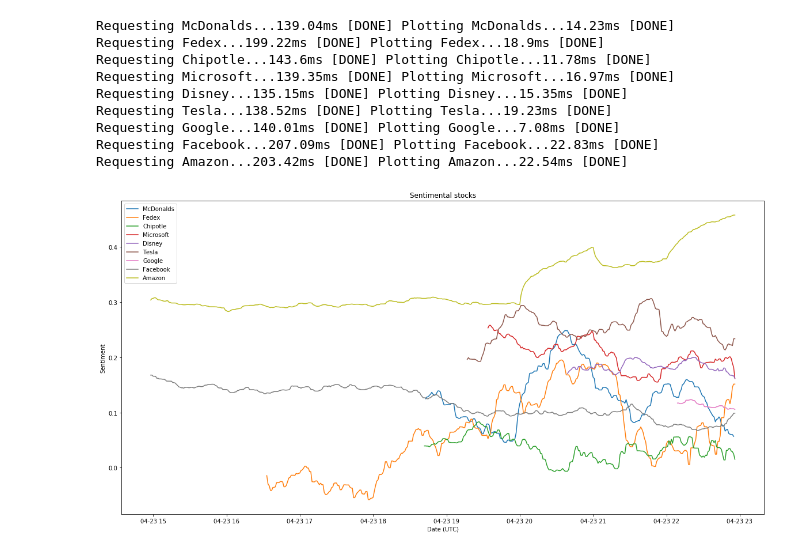
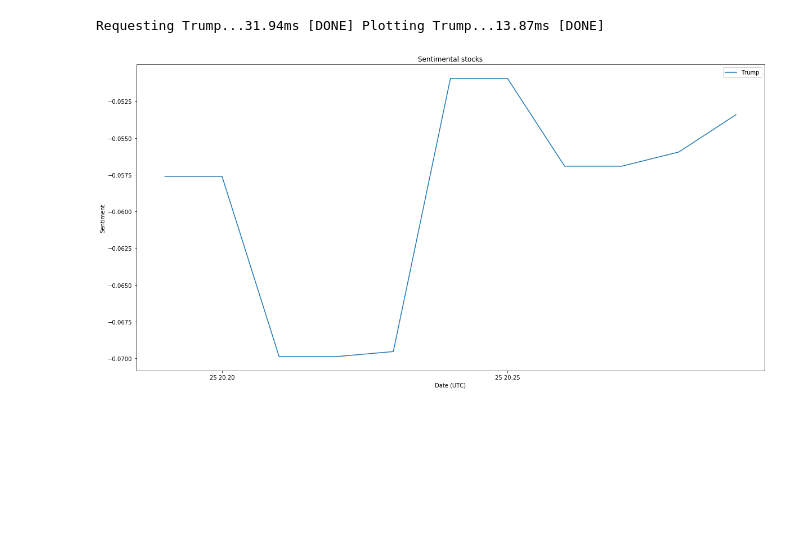
Before and after one commit to thecsw/sentock, a Jupyter notebook: Sentocks-plot.ipynb, the cells around one changed output. Cells and saved outputs as stored; diff of their text form; code cells hidden in the pictures; blank space fills up the shorter version.

Commit message:
Trump sentiment analysis
Signed-off-by: Sandy FedoraX <ctu@ku.edu>

```diff
--- a/Sentocks-plot.ipynb
+++ b/Sentocks-plot.ipynb
@@ -9,51 +9,34 @@ from scipy import signal
 
 # Get the window of values
 hours = 8
 before = int(time.time())
 after = before - hours*3600
 
-companies = ["McDonalds",
-             "Fedex",
-             "Chipotle",
-             "Microsoft",
-             "Disney",
-             "Tesla",
-             "Google",
-             "Facebook",
-             "Amazon",
-            ]
+companies = ["Trump"]
 
 plt.rcParams['figure.figsize'] = [20, 10]
 fig, ax = plt.subplots()
 ax.set_xlabel("Date (UTC)")
 ax.set_ylabel("Sentiment")
 ax.set_title("Sentimental stocks")
 
 for company in companies:
     print(f"Requesting {company}...", end="")
     start_r = time.time()
-    r = requests.get(f"http://167.172.114.123:5050/api/sentiments?company={company}&before={before}&after={after}")
+    r = requests.get(f"http://localhost:2015/api/sentiments?company={company}&before={before}&after={after}")
     print(f"{round((time.time()-start_r)*1000,2)}ms [\033[92mDONE\033[0m]", end="")
     print(f" Plotting {company}...", end="")
     start_p = time.time()
     values = r.json()
     x_vals = [datetime.fromtimestamp(x[0]) for x in values]
     y_vals = [x[1] for x in values]
     ax.plot_date(pltdates.date2num(x_vals), signal.medfilt(y_vals),
                  label=company, linestyle='solid', marker=None)
     print(f"{round((time.time()-start_p)*1000,2)}ms [\033[92mDONE\033[0m]")
 
 ax.legend()
 ax.plot()
 plt.show()
 # %% [output]
-Requesting McDonalds...139.04ms [DONE] Plotting McDonalds...14.23ms [DONE]
-Requesting Fedex...199.22ms [DONE] Plotting Fedex...18.9ms [DONE]
-Requesting Chipotle...143.6ms [DONE] Plotting Chipotle...11.78ms [DONE]
-Requesting Microsoft...139.35ms [DONE] Plotting Microsoft...16.97ms [DONE]
-Requesting Disney...135.15ms [DONE] Plotting Disney...15.35ms [DONE]
-Requesting Tesla...138.52ms [DONE] Plotting Tesla...19.23ms [DONE]
-Requesting Google...140.01ms [DONE] Plotting Google...7.08ms [DONE]
-Requesting Facebook...207.09ms [DONE] Plotting Facebook...22.83ms [DONE]
-Requesting Amazon...203.42ms [DONE] Plotting Amazon...22.54ms [DONE]
+Requesting Trump...31.94ms [DONE] Plotting Trump...13.87ms [DONE]
-[figure, old version]
+[figure, new version]
```
Also changed, not shown: 5 other files.
